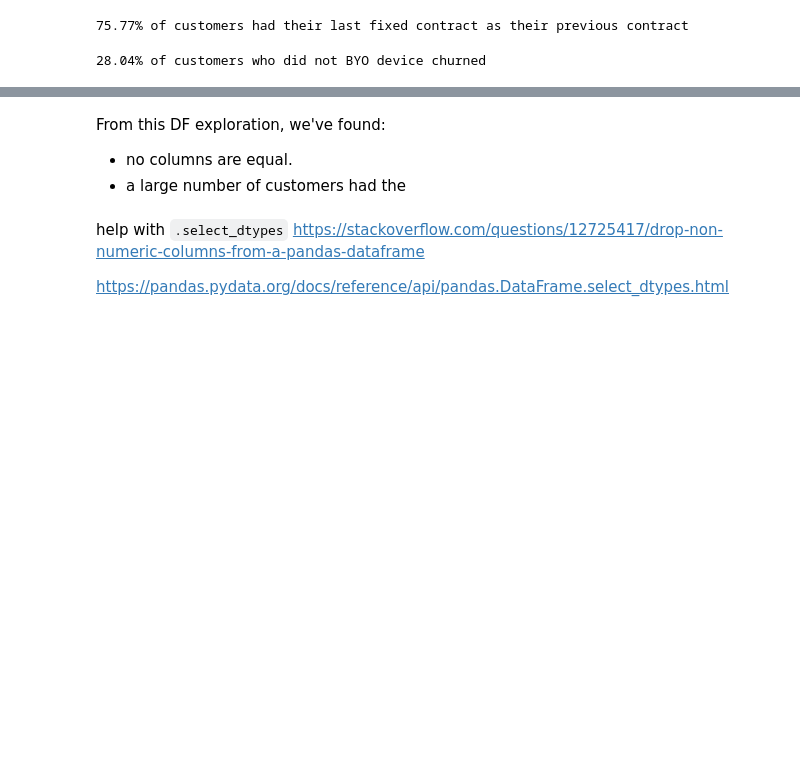
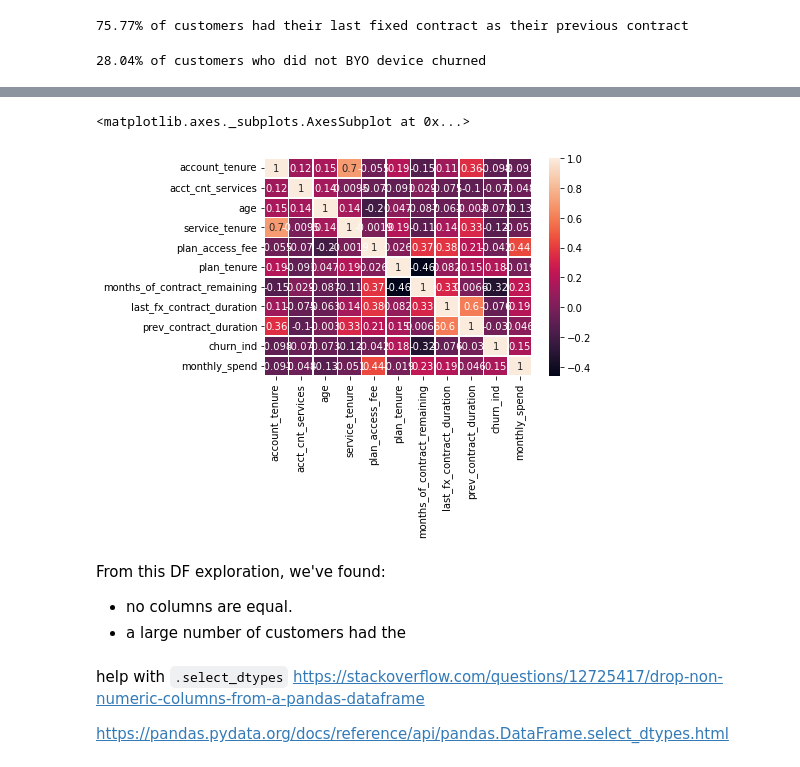
Before and after one commit to MQCOMP2200-S2-2021/Data-Science-Labs, a Jupyter notebook: Portfolio 3 - Christopher Rudolph.ipynb, the cells around one changed output, grey strips where cells are left out. Cells and saved outputs as stored; diff of their text form; code cells hidden in the pictures; blank space fills up the shorter version.

```diff
--- a/Portfolio 3 - Christopher Rudolph.ipynb
+++ b/Portfolio 3 - Christopher Rudolph.ipynb
@@ -162,0 +195,3 @@ print(f"{round(len(churn[(churn['churn_ind']==1)& (churn['byo_plan_status']== 'N
+# %%
+churn_c= churn[churn['cfu'] =='CONSUMER']
+churn_b = churn[churn['cfu'] == 'SMALL BUSINESS']
@@ -162,0 +200,3 @@ print(f"{round(len(churn[(churn['churn_ind']==1)& (churn['byo_plan_status']== 'N
+# %%
+churn_c = churn_c.drop(columns=['cfu', 'cust_id'])
+churn_b = churn_b.drop(columns=['cfu', 'cust_id'])
@@ -163,3 +220,8 @@ print(f"{round(len(churn[(churn['churn_ind']==1)& (churn['byo_plan_status']== 'N
+# %%
+sns.heatmap((churn_b.corr()), linewidths = 0.5, annot=True)
+# %% [output]
+<matplotlib.axes._subplots.AxesSubplot at 0x...>
+[figure, added]
 # %% [markdown]
 From this DF exploration, we've found:
 - no columns are equal.
```
Also changed, not shown: parts of 18 cells of this notebook, 2 other files.
